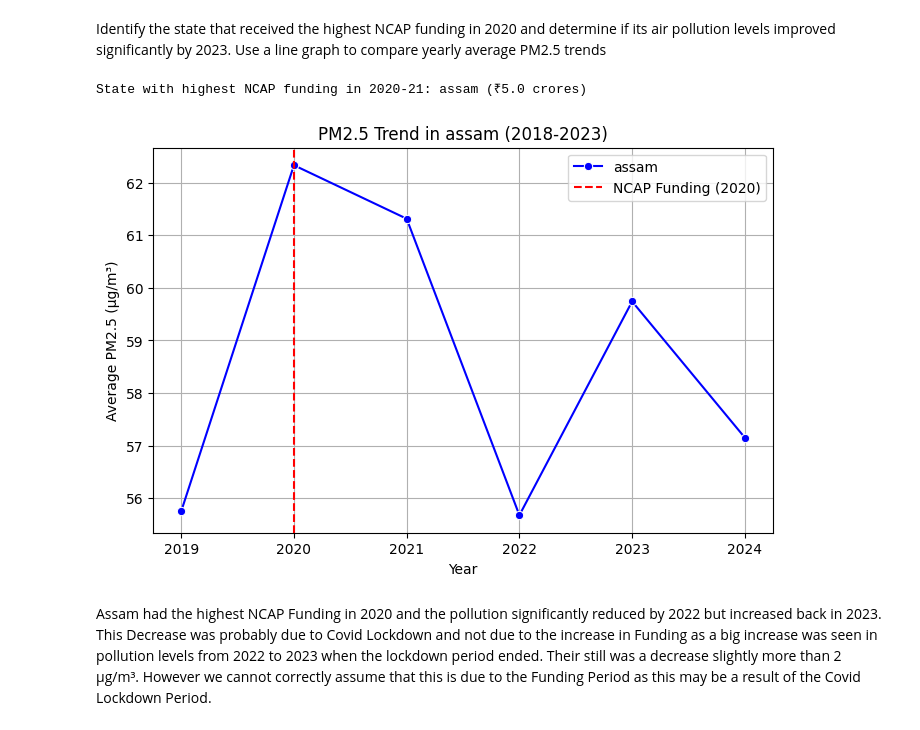
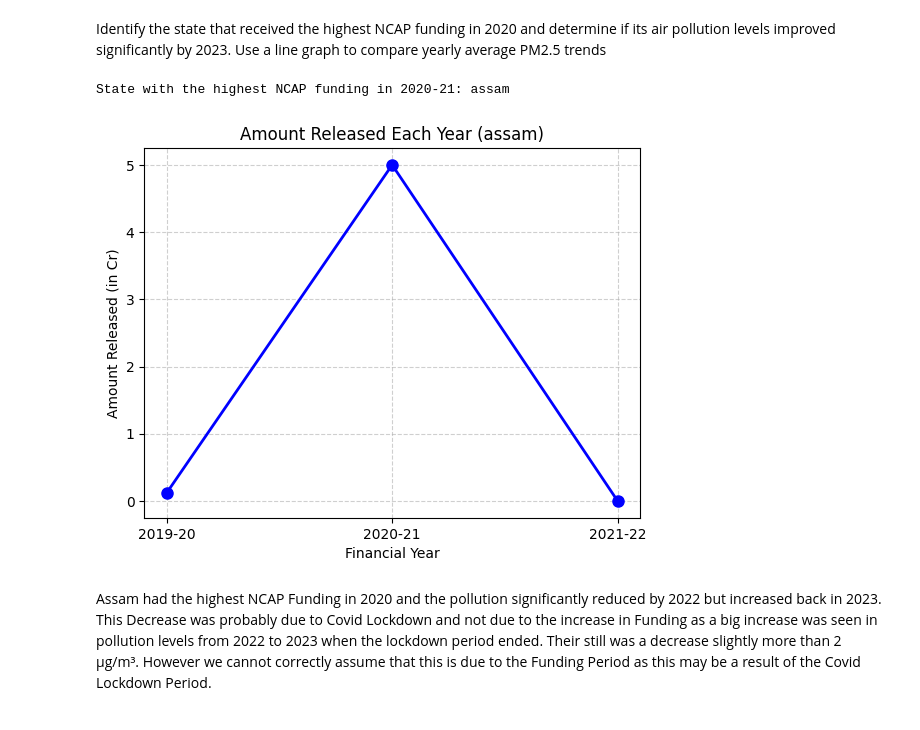
Before and after one commit to kalpshah18/PSDVAssignment3, a Jupyter notebook: main.ipynb, the cells around one changed output. Saved outputs shown, nothing was run; the diff lists cells and outputs as text; code cells hidden in the pictures.

```diff
--- a/main.ipynb
+++ b/main.ipynb
@@ -755,28 +737,34 @@ We observe Signficant Spikes in PM2.5 levels during Festivals such as Diwali and
 # %% [markdown]
 Identify the state that received the highest NCAP funding in 2020 and determine if its air pollution levels improved significantly by 2023. Use a line graph to compare yearly average PM2.5 trends
 # %%
-# Step 1: Identify the state with the highest NCAP funding in 2020
-highest_funded_state = ncap_funding.loc[ncap_funding["Amount released during FY 2020-21"].idxmax(), "State"]
-highest_funding = ncap_funding["Amount released during FY 2020-21"].max()
+# Find the state with the highest NCAP funding in 2020-21
+highest_ncap_funding_2020_state_data = ncap_funding.loc[ncap_funding['Amount released during FY 2020-21'].idxmax()]
+highest_ncap_funding_2020_state = highest_ncap_funding_2020_state_data['State']
 
-print(f"State with highest NCAP funding in 2020-21: {highest_funded_state} (₹{highest_funding} crores)")
+print(f"State with the highest NCAP funding in 2020-21: {highest_ncap_funding_2020_state}")
 
-# Step 2: Compute yearly average PM2.5 for this state
-state_pm25_trends = data[data["state"] == highest_funded_state].groupby("Year")["PM2.5"].mean()
+# Data from the row
+years = ["2019-20", "2020-21", "2021-22"]
+amounts = [
+    float(highest_ncap_funding_2020_state_data["Amount released during FY 2019-20"]),
+    float(highest_ncap_funding_2020_state_data["Amount released during FY 2020-21"]),
+    float(highest_ncap_funding_2020_state_data["Amount released during FY 2021-22"])
+]
 
-# Step 3: Plot the trend from 2018 to 2023
-plt.figure(figsize=(8,5))
-sns.lineplot(x=state_pm25_trends.index, y=state_pm25_trends.values, marker="o", color="blue", label=highest_funded_state)
-plt.axvline(x=2020, linestyle="--", color="red", label="NCAP Funding (2020)")
-plt.ylabel("Average PM2.5 (µg/m³)")
-plt.xlabel("Year")
-plt.title(f"PM2.5 Trend in {highest_funded_state} (2018-2023)")
-plt.legend()
-plt.grid(True)
+# Plotting the line chart
+plt.plot(years, amounts, marker='o', linestyle='-', color='b', markersize=8, linewidth=2)
+
+# Adding labels and title
+plt.xlabel("Financial Year")
+plt.ylabel("Amount Released (in Cr)")
+plt.title(f"Amount Released Each Year ({highest_ncap_funding_2020_state})")
+
+# Adding grid and showing the plot
+plt.grid(True, linestyle='--', alpha=0.6)
 plt.show()
 # %% [output]
-State with highest NCAP funding in 2020-21: assam (₹5.0 crores)
+State with the highest NCAP funding in 2020-21: assam
-[figure, old version]
+[figure, new version]
 # %% [markdown]
 Assam had the highest NCAP Funding in 2020 and the pollution significantly reduced by 2022 but increased back in 2023. This Decrease was probably due to Covid Lockdown and not due to the increase in Funding as a big increase was seen in pollution levels from 2022 to 2023 when the lockdown period ended. Their still was a decrease slightly more than 2 µg/m³. However we cannot correctly assume that this is due to the Funding Period as this may be a result of the Covid Lockdown Period.
 # %% [markdown]
```
Also changed, not shown: parts of 7 cells of this notebook.
